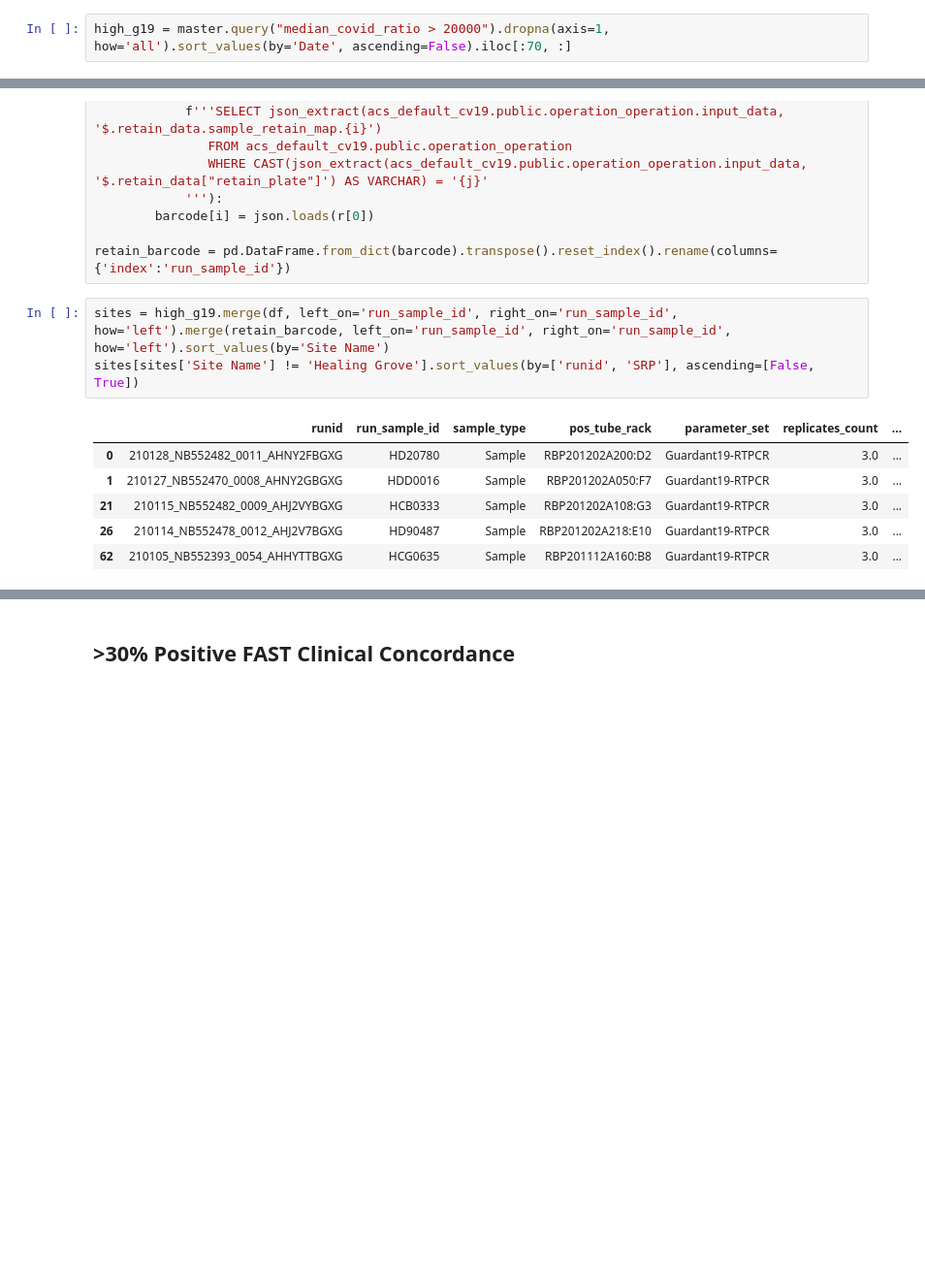
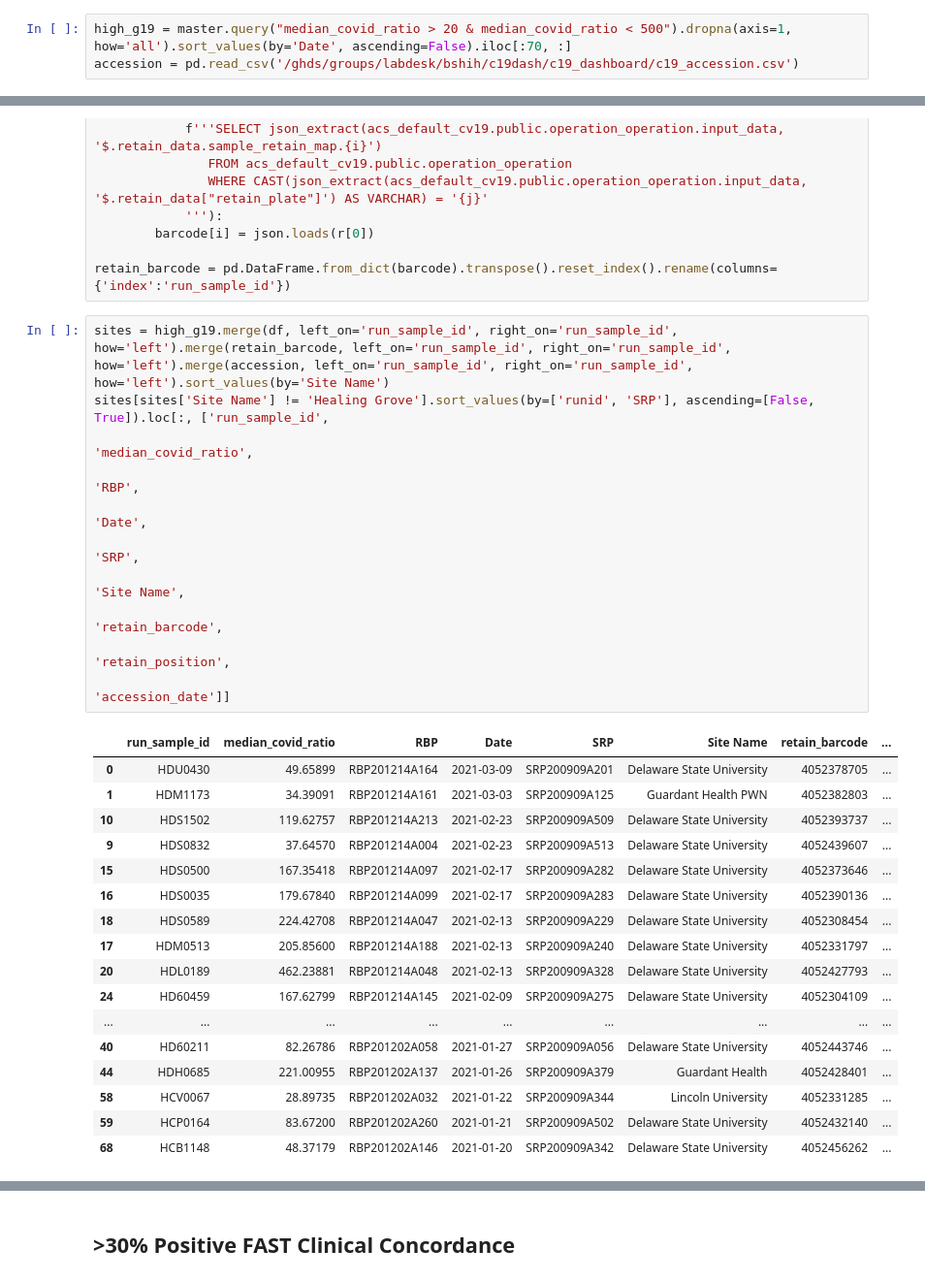
Before and after one commit to gh-bshih/g19_analysis, a Jupyter notebook: neg_clinical_matrix.ipynb, the cells around one changed output, grey strips where cells are left out. Shown at 97% size. Drawn from its saved outputs; the diff is of its cells as text; blank space fills up the shorter version.

```diff
--- a/neg_clinical_matrix.ipynb
+++ b/neg_clinical_matrix.ipynb
@@ -113,7 +118,8 @@ master[master['SRP'].isin(SRP)].sort_values(by=['SRP', 'RBP']).loc[:, ['SRP', 'r
 # >20K G19 Score Samples Various Sites
  - Did not use SRP200909A025, could not find
 # %%
-high_g19 = master.query("median_covid_ratio > 20000").dropna(axis=1, how='all').sort_values(by='Date', ascending=False).iloc[:70, :]
+high_g19 = master.query("median_covid_ratio > 20 & median_covid_ratio < 500").dropna(axis=1, how='all').sort_values(by='Date', ascending=False).iloc[:70, :]
+accession = pd.read_csv('/ghds/groups/labdesk/bshih/c19dash/c19_dashboard/c19_accession.csv')
 # %%
 site_names = []
 for i in high_g19['run_sample_id'].unique():
@@ -135,13 +141,32 @@ for i,j in zip(high_g19['run_sample_id'], high_g19['SRP']):
 
 retain_barcode = pd.DataFrame.from_dict(barcode).transpose().reset_index().rename(columns={'index':'run_sample_id'})
 # %%
-sites = high_g19.merge(df, left_on='run_sample_id', right_on='run_sample_id', how='left').merge(retain_barcode, left_on='run_sample_id', right_on='run_sample_id', how='left').sort_values(by='Site Name')
-sites[sites['Site Name'] != 'Healing Grove'].sort_values(by=['runid', 'SRP'], ascending=[False, True])
+sites = high_g19.merge(df, left_on='run_sample_id', right_on='run_sample_id', how='left').merge(retain_barcode, left_on='run_sample_id', right_on='run_sample_id', how='left').merge(accession, left_on='run_sample_id', right_on='run_sample_id', how='left').sort_values(by='Site Name')
+sites[sites['Site Name'] != 'Healing Grove'].sort_values(by=['runid', 'SRP'], ascending=[False, True]).loc[:, ['run_sample_id',
+                                                                                                               'median_covid_ratio',
+                                                                                                               'RBP',
+                                                                                                               'Date',
+                                                                                                               'SRP',
+                                                                                                               'Site Name',
+                                                                                                               'retain_barcode',
+                                                                                                               'retain_position',
+                                                                                                               'accession_date']]
 # %% [output]
-|  | runid | run_sample_id | sample_type | pos_tube_rack | parameter_set | replicates_count | ... |
-| 0 | 210128_NB552482_0011_AHNY2FBGXG | HD20780 | Sample | RBP201202A200:D2 | Guardant19-RTPCR | 3.0 | ... |
-| 1 | 210127_NB552470_0008_AHNY2GBGXG | HDD0016 | Sample | RBP201202A050:F7 | Guardant19-RTPCR | 3.0 | ... |
-| 21 | 210115_NB552482_0009_AHJ2VYBGXG | HCB0333 | Sample | RBP201202A108:G3 | Guardant19-RTPCR | 3.0 | ... |
-| 26 | 210114_NB552478_0012_AHJ2V7BGXG | HD90487 | Sample | RBP201202A218:E10 | Guardant19-RTPCR | 3.0 | ... |
-| 62 | 210105_NB552393_0054_AHHYTTBGXG | HCG0635 | Sample | RBP201112A160:B8 | Guardant19-RTPCR | 3.0 | ... |
+|  | run_sample_id | median_covid_ratio | RBP | Date | SRP | Site Name | retain_barcode | ... |
+| 0 | HDU0430 | 49.65899 | RBP201214A164 | 2021-03-09 | SRP200909A201 | Delaware State University | 4052378705 | ... |
+| 1 | HDM1173 | 34.39091 | RBP201214A161 | 2021-03-03 | SRP200909A125 | Guardant Health PWN | 4052382803 | ... |
+| 10 | HDS1502 | 119.62757 | RBP201214A213 | 2021-02-23 | SRP200909A509 | Delaware State University | 4052393737 | ... |
+| 9 | HDS0832 | 37.64570 | RBP201214A004 | 2021-02-23 | SRP200909A513 | Delaware State University | 4052439607 | ... |
+| 15 | HDS0500 | 167.35418 | RBP201214A097 | 2021-02-17 | SRP200909A282 | Delaware State University | 4052373646 | ... |
+| 16 | HDS0035 | 179.67840 | RBP201214A099 | 2021-02-17 | SRP200909A283 | Delaware State University | 4052390136 | ... |
+| 18 | HDS0589 | 224.42708 | RBP201214A047 | 2021-02-13 | SRP200909A229 | Delaware State University | 4052308454 | ... |
+| 17 | HDM0513 | 205.85600 | RBP201214A188 | 2021-02-13 | SRP200909A240 | Delaware State University | 4052331797 | ... |
+| 20 | HDL0189 | 462.23881 | RBP201214A048 | 2021-02-13 | SRP200909A328 | Delaware State University | 4052427793 | ... |
+| 24 | HD60459 | 167.62799 | RBP201214A145 | 2021-02-09 | SRP200909A275 | Delaware State University | 4052304109 | ... |
+| ... | ... | ... | ... | ... | ... | ... | ... | ... |
+| 40 | HD60211 | 82.26786 | RBP201202A058 | 2021-01-27 | SRP200909A056 | Delaware State University | 4052443746 | ... |
+| 44 | HDH0685 | 221.00955 | RBP201202A137 | 2021-01-26 | SRP200909A379 | Guardant Health | 4052428401 | ... |
+| 58 | HCV0067 | 28.89735 | RBP201202A032 | 2021-01-22 | SRP200909A344 | Lincoln University | 4052331285 | ... |
+| 59 | HCP0164 | 83.67200 | RBP201202A260 | 2021-01-21 | SRP200909A502 | Delaware State University | 4052432140 | ... |
+| 68 | HCB1148 | 48.37179 | RBP201202A146 | 2021-01-20 | SRP200909A342 | Delaware State University | 4052456262 | ... |
 # %%
```
Also changed, not shown: parts of 11 cells of this notebook, 4 other files.
